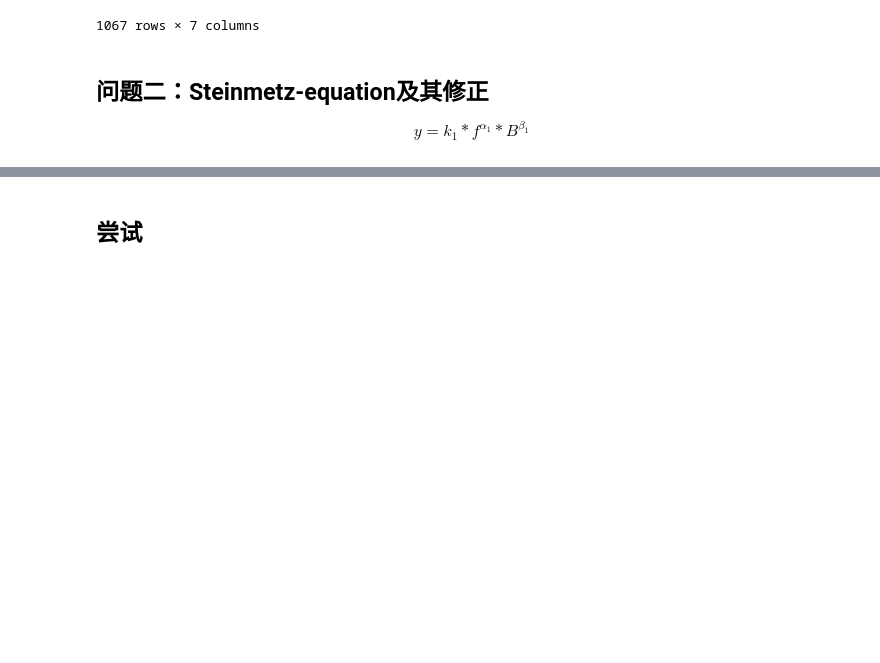
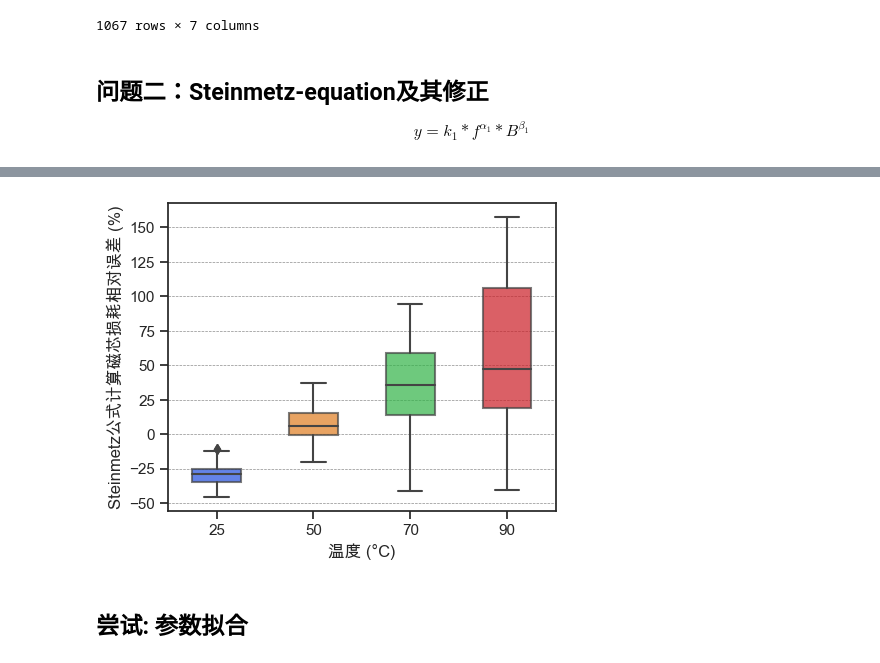
Before and after one commit to DURUII/Contest-CPMCM2024-C, a Jupyter notebook: Prob2.ipynb, the cells around one changed output, grey strips where cells are left out. Saved outputs shown, nothing was run; the diff lists cells and outputs as text; code cells hidden in the pictures; blank space fills up the shorter version.

```diff
--- a/Prob2.ipynb
+++ b/Prob2.ipynb
@@ -158,2 +150,15 @@ plt.show()
+# %%
+fig, ax = plt.subplots(1, 1, figsize=(5, 4))
+df['relative_error'] = ((df['core_loss_steinmetz'] - df['core_loss']) / df['core_loss']) * 100
+sns.boxplot(data=df,
+            x="temp",
+            y="relative_error",
+            width=.5, ax=ax,
+            boxprops=dict(alpha=.7))
+ax.set_ylabel("Steinmetz公式计算磁芯损耗相对误差 (%)")
+ax.set_xlabel("温度 (°C)")
+plt.savefig('figures/p2-Steinmetzse-analysis(2).pdf', bbox_inches='tight')
+# %% [output]
+[figure, added]
 # %% [markdown]
-## 尝试
+## 尝试: 参数拟合
```
Also changed, not shown: parts of 13 cells of this notebook.
